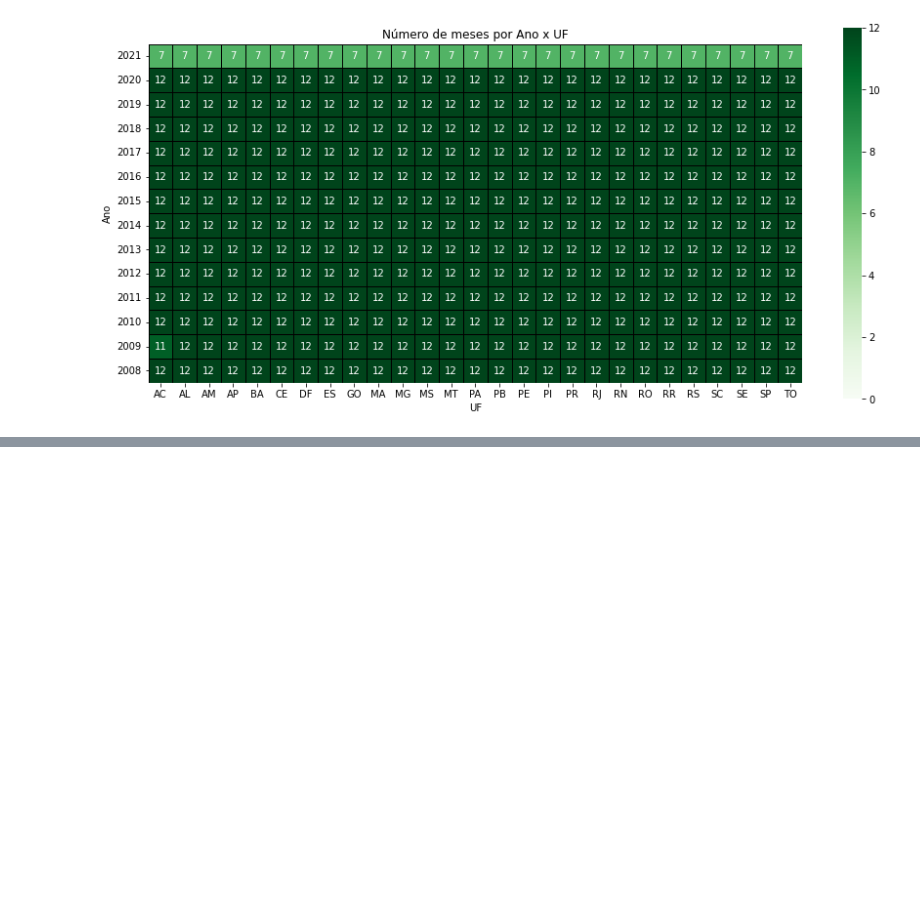
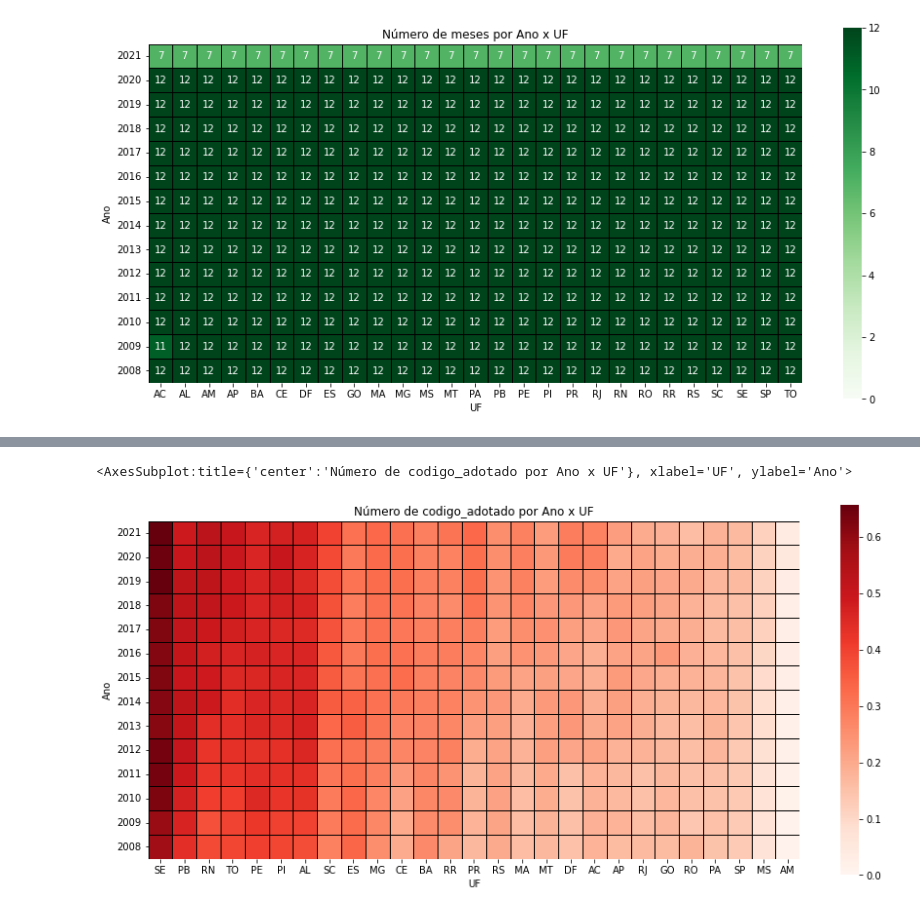
Before and after one commit to lucaslopes/gestantes, a Jupyter notebook: notebook.ipynb, the cells around one changed output, grey strips where cells are left out. Cells and saved outputs as stored; diff of their text form; code cells hidden in the pictures; blank space fills up the shorter version.

```diff
--- a/notebook.ipynb
+++ b/notebook.ipynb
@@ -45,0 +54,7 @@ data_plot.heatmap(meses_faltantes)
+# %%
+var = 'codigo_adotado'
+cls_map = data_info.var_diff_per_year_uf(sihsus, var)
+data_plot.heatmap(cls_map, value=var, cmap='Reds')
+# %% [output]
+<AxesSubplot:title={'center':'Número de codigo_adotado por Ano x UF'}, xlabel='UF', ylabel='Ano'>
+[figure, added]
```
Also changed, not shown: parts of 8 cells of this notebook, 2 other files.
